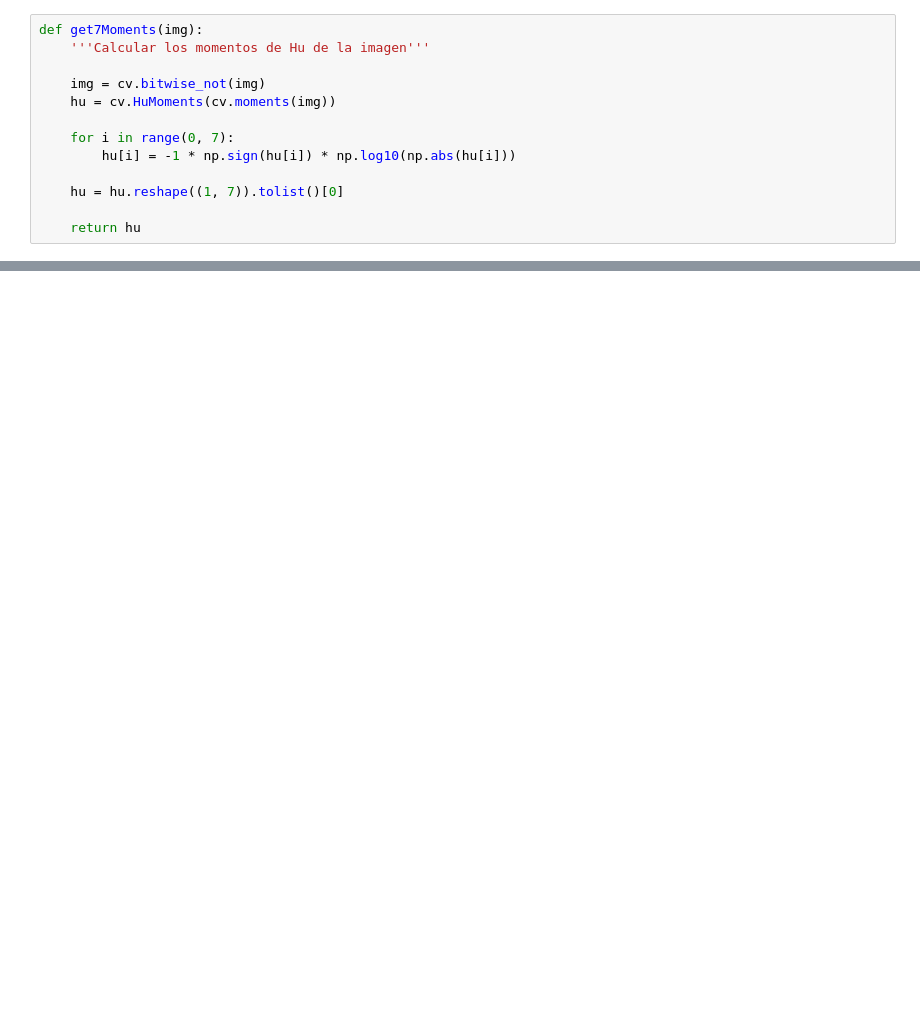
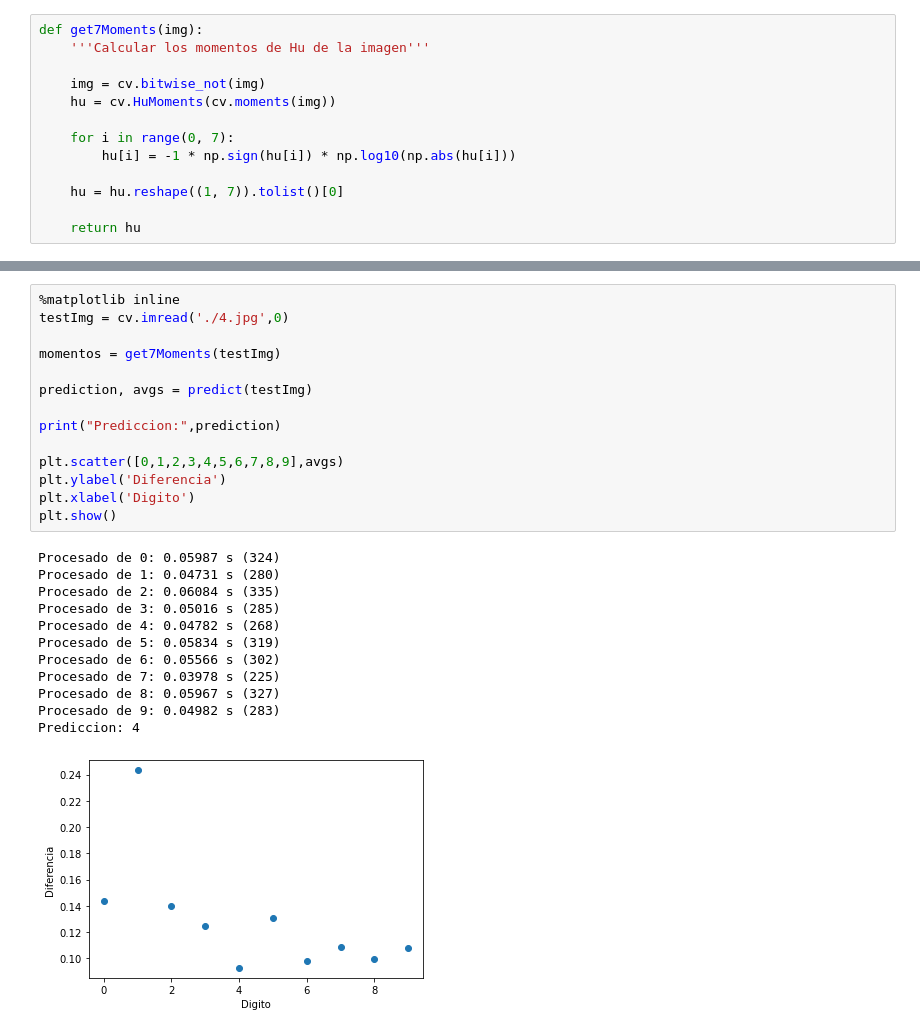
Before and after one commit to JPF3N998/IRP-II-2020, a Jupyter notebook: Proyecto 1/histogramas/hu.ipynb, the cells around one changed output, grey strips where cells are left out. Cells and saved outputs as stored; diff of their text form; blank space fills up the shorter version.

```diff
--- a/Proyecto 1/histogramas/hu.ipynb
+++ b/Proyecto 1/histogramas/hu.ipynb
@@ -130,0 +175,27 @@ print(dif.index(pred))
+# %%
+%matplotlib inline
+testImg = cv.imread('./4.jpg',0)
+
+momentos = get7Moments(testImg)
+
+prediction, avgs = predict(testImg)
+
+print("Prediccion:",prediction)
+
+plt.scatter([0,1,2,3,4,5,6,7,8,9],avgs)
+plt.ylabel('Diferencia')
+plt.xlabel('Digito')
+plt.show()
+# %% [output]
+Procesado de 0: 0.05987 s (324)
+Procesado de 1: 0.04731 s (280)
+Procesado de 2: 0.06084 s (335)
+Procesado de 3: 0.05016 s (285)
+Procesado de 4: 0.04782 s (268)
+Procesado de 5: 0.05834 s (319)
+Procesado de 6: 0.05566 s (302)
+Procesado de 7: 0.03978 s (225)
+Procesado de 8: 0.05967 s (327)
+Procesado de 9: 0.04982 s (283)
+Prediccion: 4
+[figure, added]
```
Also changed, not shown: parts of 9 cells of this notebook, 2 other files.
